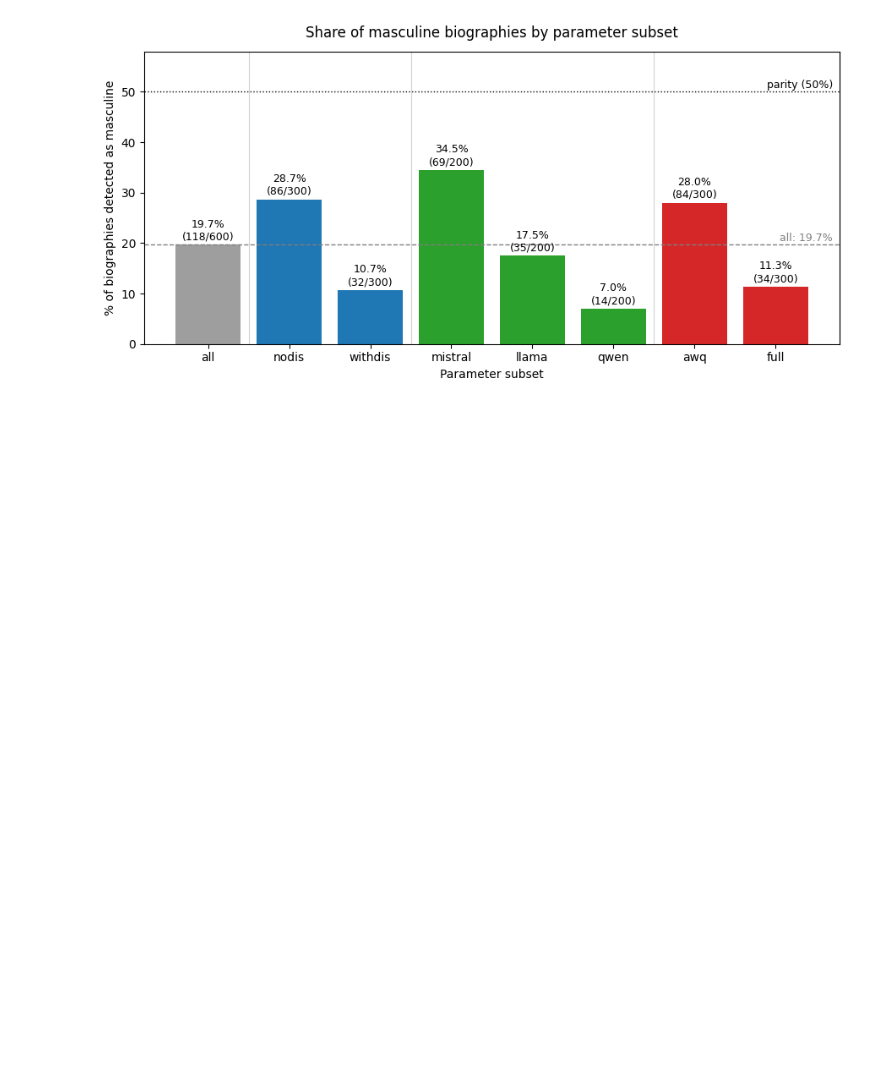
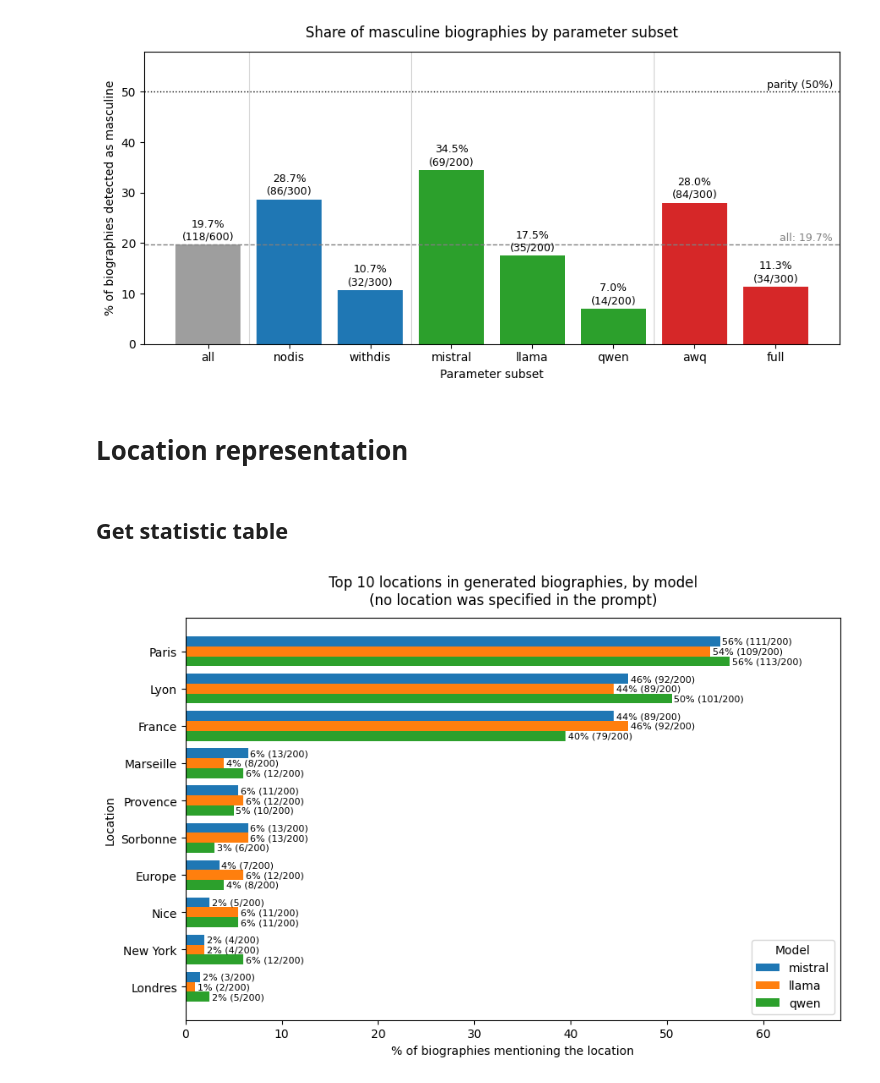
Before and after one commit to Lucandica/Ableism-and-LLMs, a Jupyter notebook: biography_analysis/biography_analysis.ipynb, the cells around one changed output. Cells and saved outputs as stored; diff of their text form; code cells hidden in the pictures; blank space fills up the shorter version.

```diff
--- a/biography_analysis/biography_analysis.ipynb
+++ b/biography_analysis/biography_analysis.ipynb
@@ -234,2 +277,48 @@ plt.show()
 # %% [output]
 [figure]
+# %% [markdown]
+# Location representation
+# %% [markdown]
+## Get statistic table
+# %%
+def plot_top_locations(param_names, subsets, sizes, locations, legend_title,
+                       title, fname, top_n=10):
+    """Horizontal grouped bars: % of biographies mentioning each of the
+    top_n locations (computed over `locations`, a Series of lists),
+    one bar per parameter subset in param_names."""
+    locs_counter = Counter(x for lst in locations for x in lst)
+    top_locs = [loc for loc, _ in locs_counter.most_common(top_n)]
+
+    fig, ax = plt.subplots(figsize=(9, 6))
+    y = range(top_n)[::-1]
+    h = 0.8 / len(param_names)
+    for i, p in enumerate(param_names):
+        sub, n_sub = subsets[p], sizes[p]
+        cnts = [int(sub["locations_parsed"].apply(lambda l: loc in l).sum())
+                for loc in top_locs]
+        pcts = [100 * c / n_sub for c in cnts]
+        offs = [yi + ((len(param_names) - 1) / 2 - i) * h for yi in y]
+        bars = ax.barh(offs, pcts, height=h, color=f"C{i}", label=p)
+        ax.bar_label(bars, labels=[f"{pc:.0f}% ({c}/{n_sub})"
+                                   for pc, c in zip(pcts, cnts)],
+                     fontsize=8, padding=2)
+
+    ax.set_yticks(list(y))
+    ax.set_yticklabels(top_locs)
+    ax.set_xlabel("% of biographies mentioning the location")
+    ax.set_ylabel("Location")
+    ax.set_xlim(0, 68)
+    ax.set_title(title, pad=12)
+    ax.legend(title=legend_title, loc="lower right")
+    save_show(fname)
+# %%
+plot_top_locations(
+    param_names=list(FAMILIES["model"]),
+    subsets=SUBSETS, sizes=SIZES,
+    locations=df_rep["locations_parsed"],
+    legend_title="Model",
+    title="Top 10 locations in generated biographies, by model\n"
+          "(no location was specified in the prompt)",
+    fname="locations_models.pdf")
+# %% [output]
+[figure, added]
```
Also changed, not shown: parts of 26 cells of this notebook, 5 other files.
